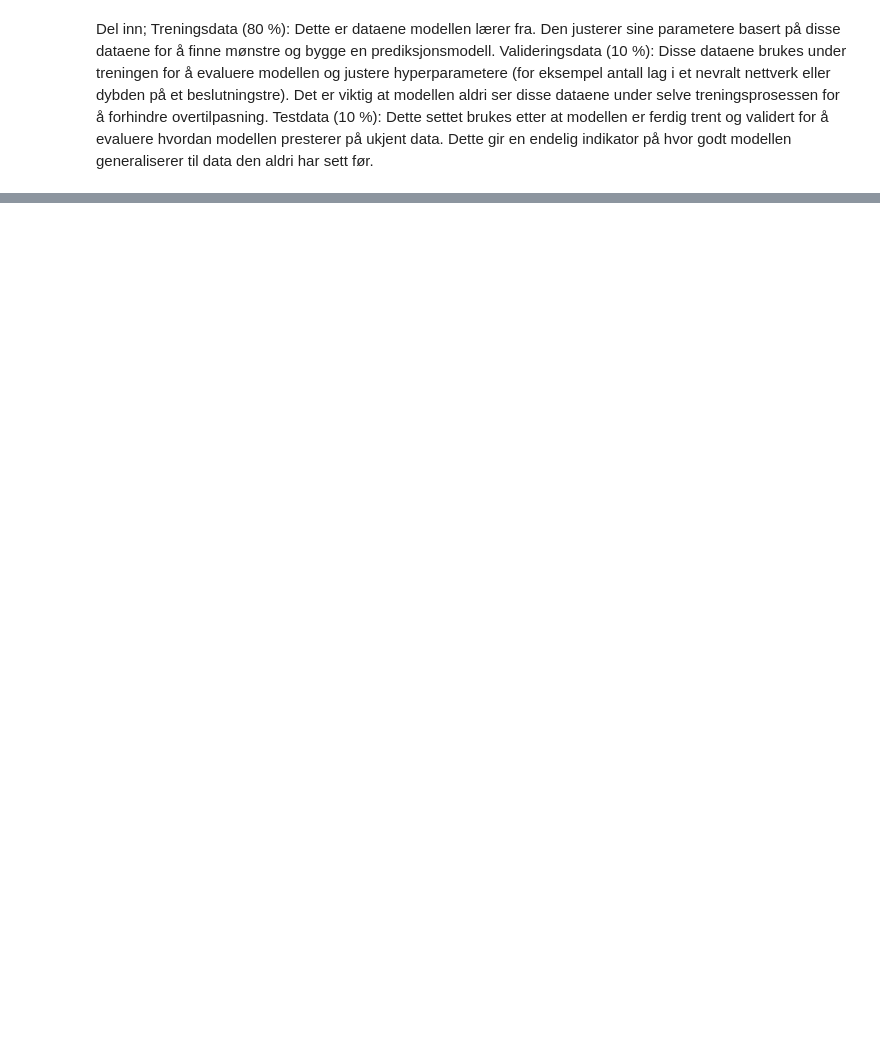
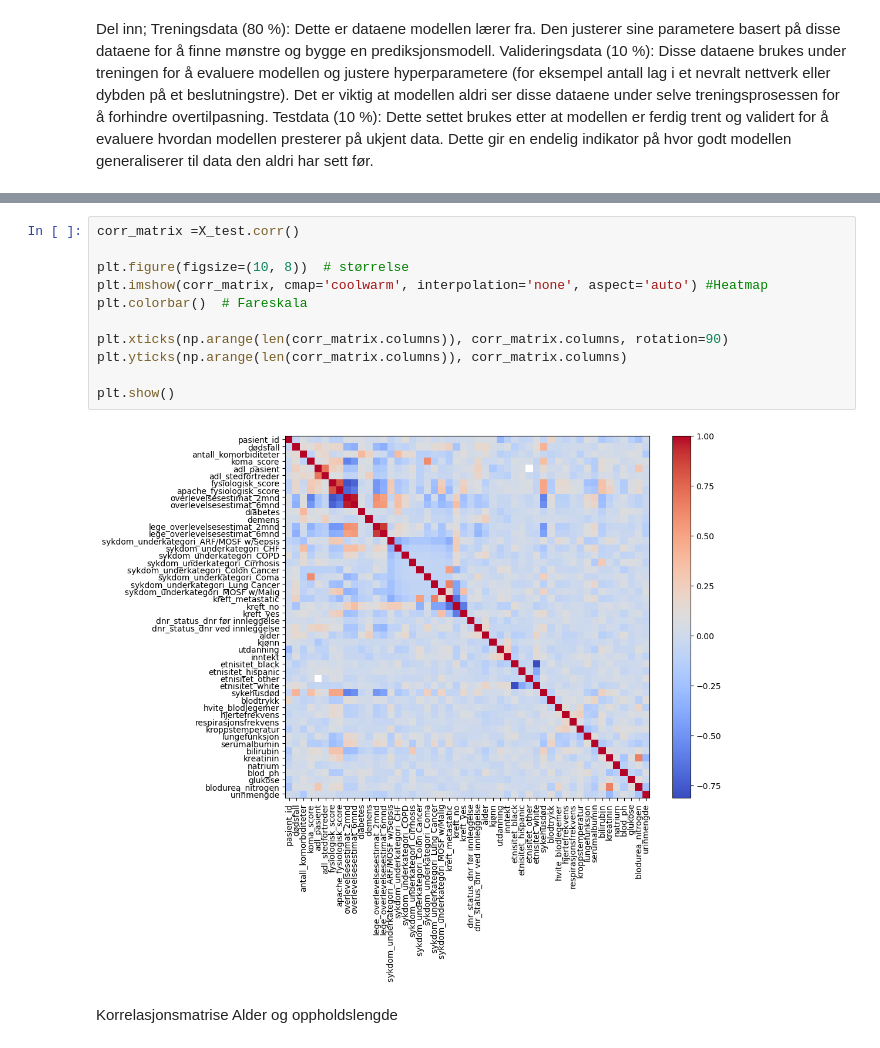
Before and after one commit to EllaSolberg/HospitalLengthofStayEstimation, a Jupyter notebook: data_washing.ipynb, the cells around one changed output, grey strips where cells are left out. Cells and saved outputs as stored; diff of their text form; blank space fills up the shorter version.

```diff
--- a/data_washing.ipynb
+++ b/data_washing.ipynb
@@ -254,0 +262,15 @@ X_val, X_test, y_val, y_test = train_test_split(X_temp, y_temp, test_size=0.5, r
+# %%
+corr_matrix =X_test.corr()
+
+plt.figure(figsize=(10, 8))  # størrelse
+plt.imshow(corr_matrix, cmap='coolwarm', interpolation='none', aspect='auto') #Heatmap
+plt.colorbar()  # Fareskala
+
+plt.xticks(np.arange(len(corr_matrix.columns)), corr_matrix.columns, rotation=90)
+plt.yticks(np.arange(len(corr_matrix.columns)), corr_matrix.columns)
+
+plt.show()
+# %% [output]
+[figure, added]
+# %% [markdown]
+Korrelasjonsmatrise Alder og oppholdslengde
```
Also changed, not shown: parts of 5 cells of this notebook.
